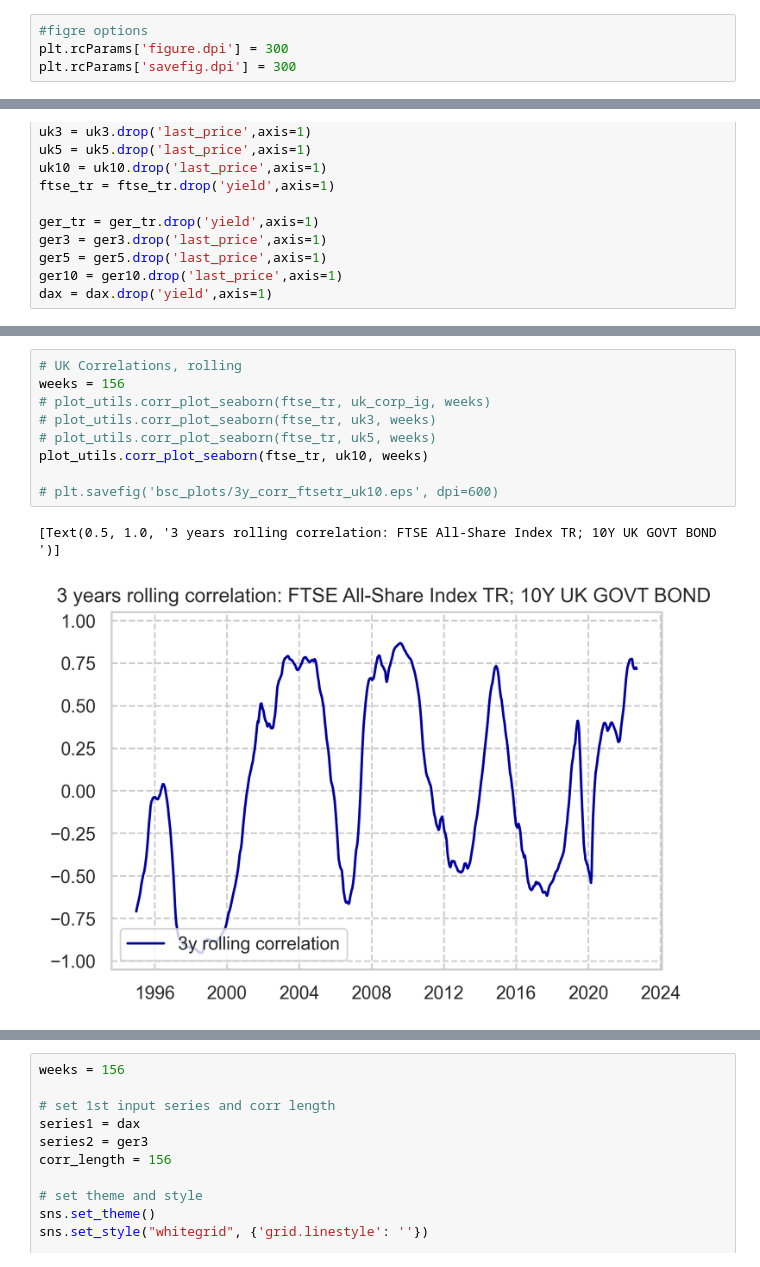
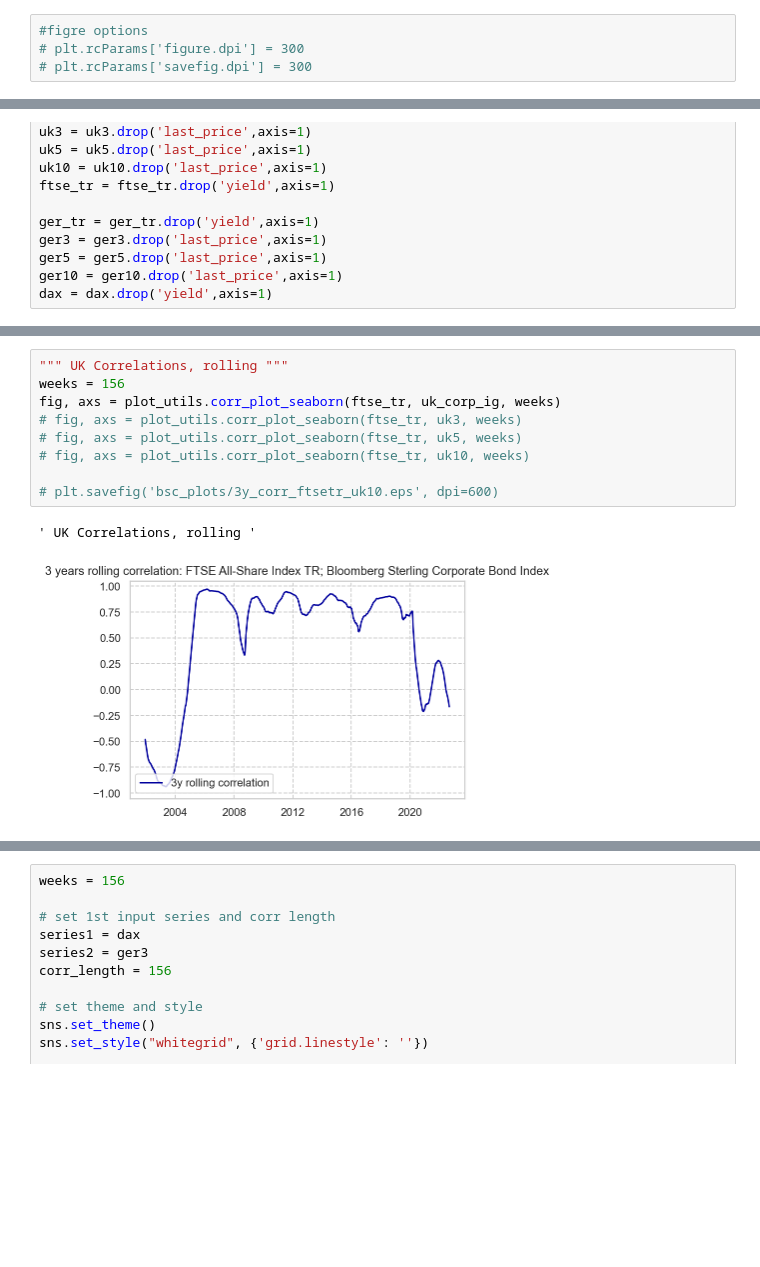
Before and after one commit to TimmieBengtsson/bachelors_project, a Jupyter notebook: bsc_script.ipynb, the cells around one changed output, grey strips where cells are left out. Saved outputs shown, nothing was run; the diff lists cells and outputs as text; blank space fills up the shorter version.

```diff
--- a/bsc_script.ipynb
+++ b/bsc_script.ipynb
@@ -20,7 +22,7 @@ import plot_utils
 # %%
 #figre options
-plt.rcParams['figure.dpi'] = 300
-plt.rcParams['savefig.dpi'] = 300
+# plt.rcParams['figure.dpi'] = 300
+# plt.rcParams['savefig.dpi'] = 300
 # %%
 from data import credit_data_reader
 df = credit_data_reader.credit_data_reader()
@@ -93,14 +94,14 @@ plot_utils.corr_plot_seaborn(sp_tr, us_corp_high, weeks)
 [figure]
 # %%
-# UK Correlations, rolling
+""" UK Correlations, rolling """
 weeks = 156
-# plot_utils.corr_plot_seaborn(ftse_tr, uk_corp_ig, weeks)
-# plot_utils.corr_plot_seaborn(ftse_tr, uk3, weeks)
-# plot_utils.corr_plot_seaborn(ftse_tr, uk5, weeks)
-plot_utils.corr_plot_seaborn(ftse_tr, uk10, weeks)
+fig, axs = plot_utils.corr_plot_seaborn(ftse_tr, uk_corp_ig, weeks)
+# fig, axs = plot_utils.corr_plot_seaborn(ftse_tr, uk3, weeks)
+# fig, axs = plot_utils.corr_plot_seaborn(ftse_tr, uk5, weeks)
+# fig, axs = plot_utils.corr_plot_seaborn(ftse_tr, uk10, weeks)
 
 # plt.savefig('bsc_plots/3y_corr_ftsetr_uk10.eps', dpi=600)
 # %% [output]
-[Text(0.5, 1.0, '3 years rolling correlation: FTSE All-Share Index TR; 10Y UK GOVT BOND ')]
+' UK Correlations, rolling '
-[figure, old version]
+[figure, new version]
 # %%
```
Also changed, not shown: parts of 20 cells of this notebook, 4 other files.
